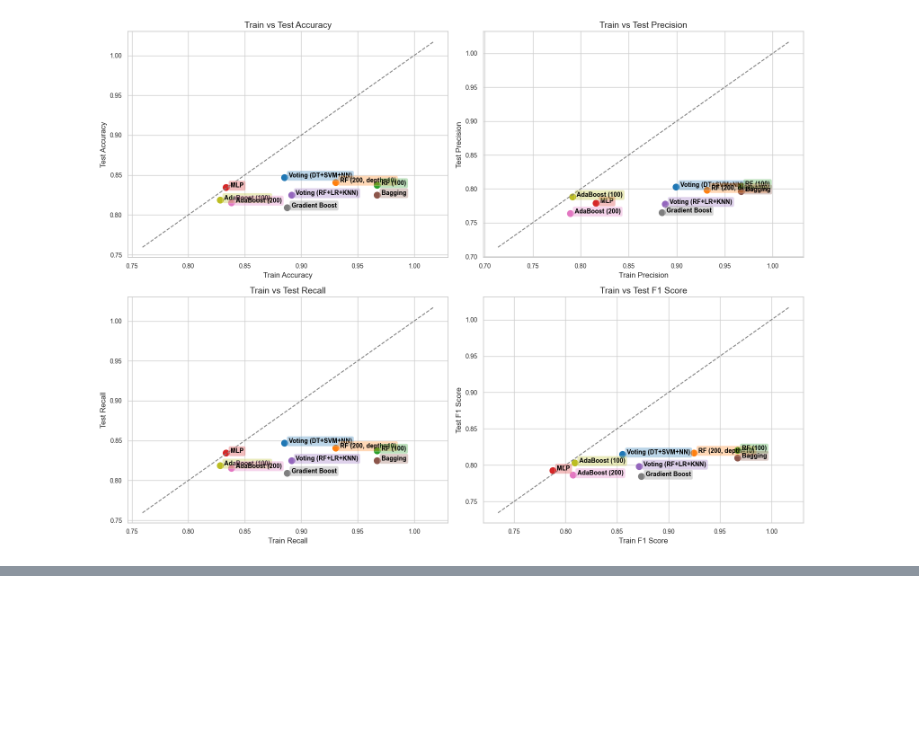
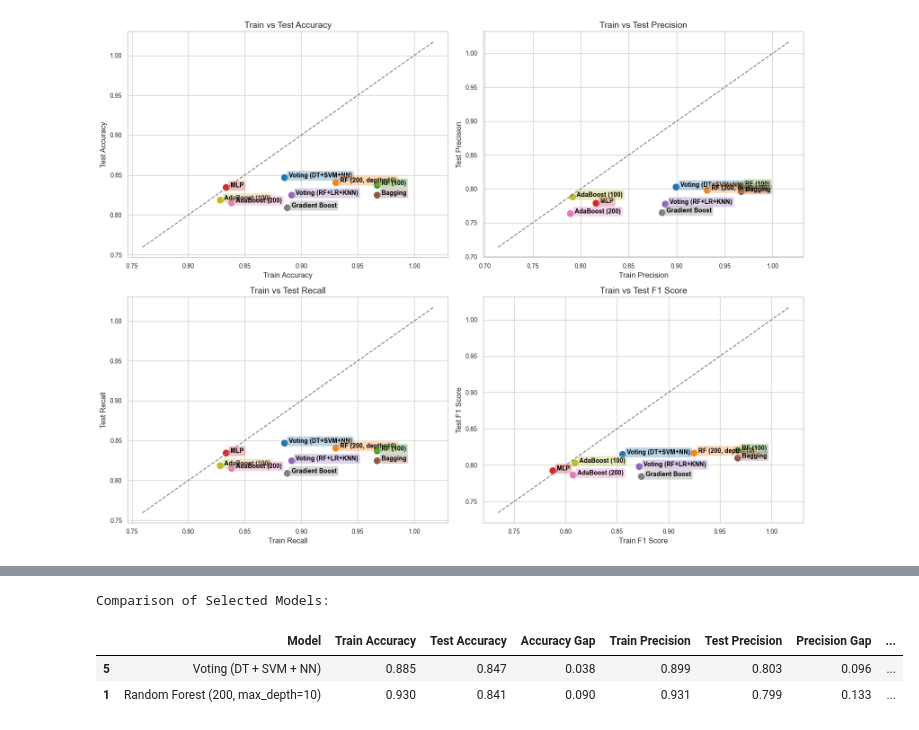
Before and after one commit to gjrich/ml-05, a Jupyter notebook: ensemble-gjrich.ipynb, the cells around one changed output, grey strips where cells are left out. Cells and saved outputs as stored; diff of their text form; code cells hidden in the pictures; blank space fills up the shorter version.

```diff
--- a/ensemble-gjrich.ipynb
+++ b/ensemble-gjrich.ipynb
@@ -1224,0 +1217,15 @@ The comparable performance despite the radically different approaches suggests t
+# %%
+# Filter results for only the two models of interest
+models_of_interest = ["Random Forest (200, max_depth=10)", "Voting (DT + SVM + NN)"]
+filtered_results = pd.DataFrame([row for _, row in results_df.iterrows() if row["Model"] in models_of_interest])
+
+# Sort by test accuracy (highest first)
+filtered_results = filtered_results.sort_values("Test Accuracy", ascending=False)
+
+print("\nComparison of Selected Models:")
+display(filtered_results)
+# %% [output]
+Comparison of Selected Models:
+|  | Model | Train Accuracy | Test Accuracy | Accuracy Gap | Train Precision | Test Precision | Precision Gap | ... |
+| 5 | Voting (DT + SVM + NN) | 0.885 | 0.847 | 0.038 | 0.899 | 0.803 | 0.096 | ... |
+| 1 | Random Forest (200, max_depth=10) | 0.930 | 0.841 | 0.090 | 0.931 | 0.799 | 0.133 | ... |
```
Also changed, not shown: parts of 13 cells of this notebook, 1 other file.
